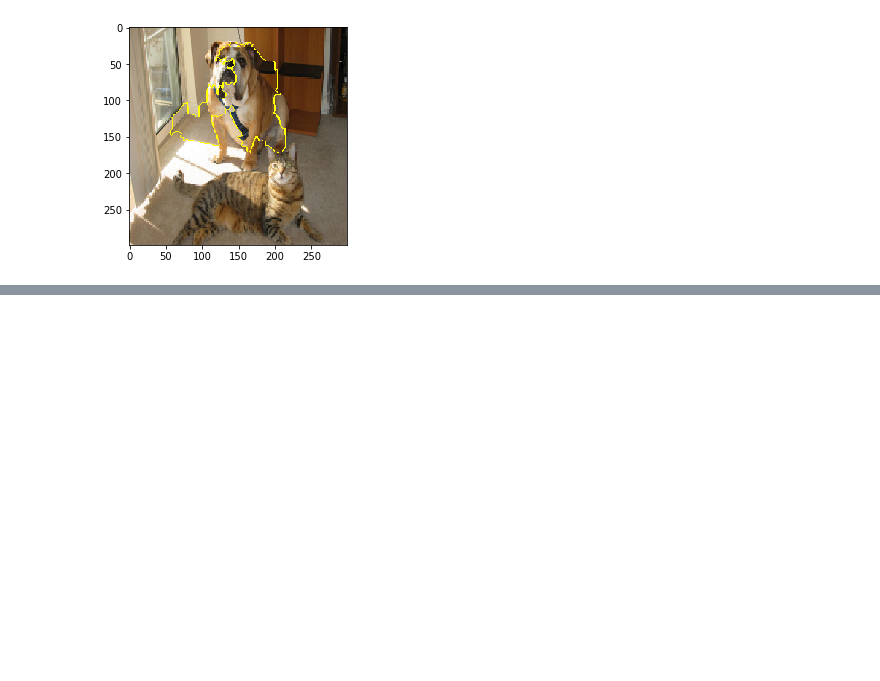
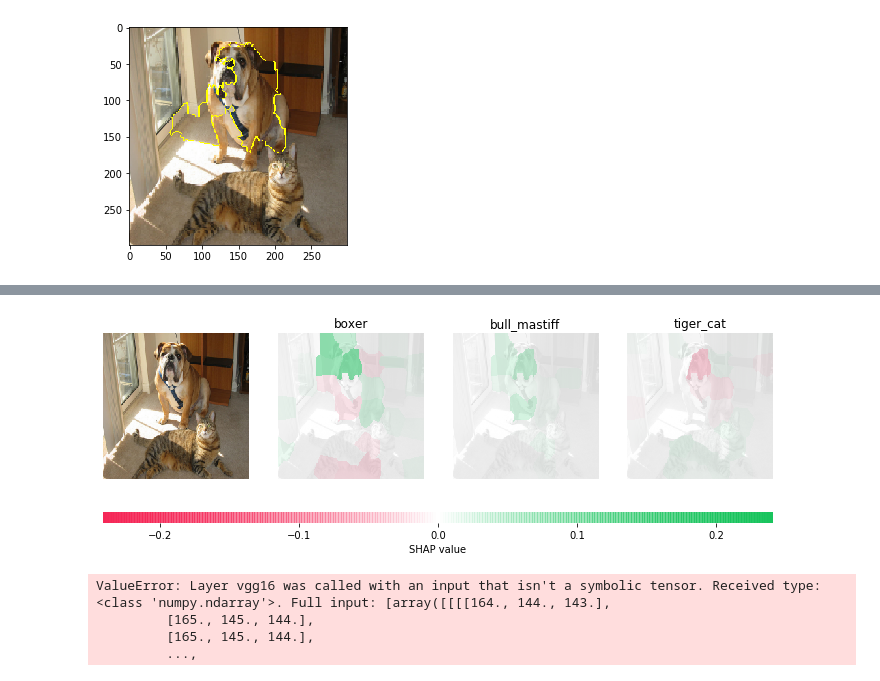
Before and after one commit to noemi-gozzi/Thesis-XAI, a Jupyter notebook: src/BENCHMARK.ipynb, the cells around one changed output, grey strips where cells are left out. Saved outputs shown, nothing was run; the diff lists cells and outputs as text; code cells hidden in the pictures; blank space fills up the shorter version.

```diff
--- a/src/BENCHMARK.ipynb
+++ b/src/BENCHMARK.ipynb
@@ -284,0 +326,7 @@ plt.imshow(mark_boundaries(temp / 2 + 0.5, mask))
+# %%
+# use Kernel SHAP to explain the network's predictions
+explainer = shap.KernelExplainer(f, np.zeros((1,50)))
+with warnings.catch_warnings():
+    warnings.simplefilter("ignore")
+
+    shap_values = explainer.shap_values(np.ones((1,50)), nsamples=1000)
@@ -284,0 +343,33 @@ plt.imshow(mark_boundaries(temp / 2 + 0.5, mask))
+# %%
+# make a color map
+from matplotlib.colors import LinearSegmentedColormap
+colors = []
+for l in np.linspace(1,0,100):
+    colors.append((245/255,39/255,87/255,l))
+for l in np.linspace(0,1,100):
+    colors.append((24/255,196/255,93/255,l))
+
+cm = LinearSegmentedColormap.from_list("shap", colors)
+# Visualize the explanations
+def fill_segmentation(values, segmentation):
+    out = np.zeros(segmentation.shape)
+    for i in range(len(values)):
+        out[segmentation == i] = values[i]
+    return out
+# plot our explanations
+fig, axes = plt.subplots(nrows=1, ncols=4, figsize=(12,4))
+inds = top_preds[0]
+axes[0].imshow(img)
+axes[0].axis('off')
+max_val = np.max([np.max(np.abs(shap_values[i][:,:-1])) for i in range(len(shap_values))])
+for i in range(3):
+    m = fill_segmentation(shap_values[inds[i]][0], segments_slic)
+    axes[i+1].set_title(feature_names[str(inds[i])][1])
+    axes[i+1].imshow(img.convert('LA'), alpha=0.15)
+    im = axes[i+1].imshow(m, cmap=cm, vmin=-max_val, vmax=max_val)
+    axes[i+1].axis('off')
+cb = fig.colorbar(im, ax=axes.ravel().tolist(), label="SHAP value", orientation="horizontal", aspect=60)
+cb.outline.set_visible(False)
+plt.show()
+# %% [output]
+[figure, added]
@@ -284,0 +381,8 @@ plt.imshow(mark_boundaries(temp / 2 + 0.5, mask))
+# %%
+# explain predictions of the model on three images
+e = shap.DeepExplainer(model, background)
+# %% [output]
+ValueError: Layer vgg16 was called with an input that isn't a symbolic tensor. Received type: <class 'numpy.ndarray'>. Full input: [array([[[[164., 144., 143.],
+         [165., 145., 144.],
+         [165., 145., 144.],
+         ...,
```
Also changed, not shown: parts of 9 cells of this notebook, 2 other files.
